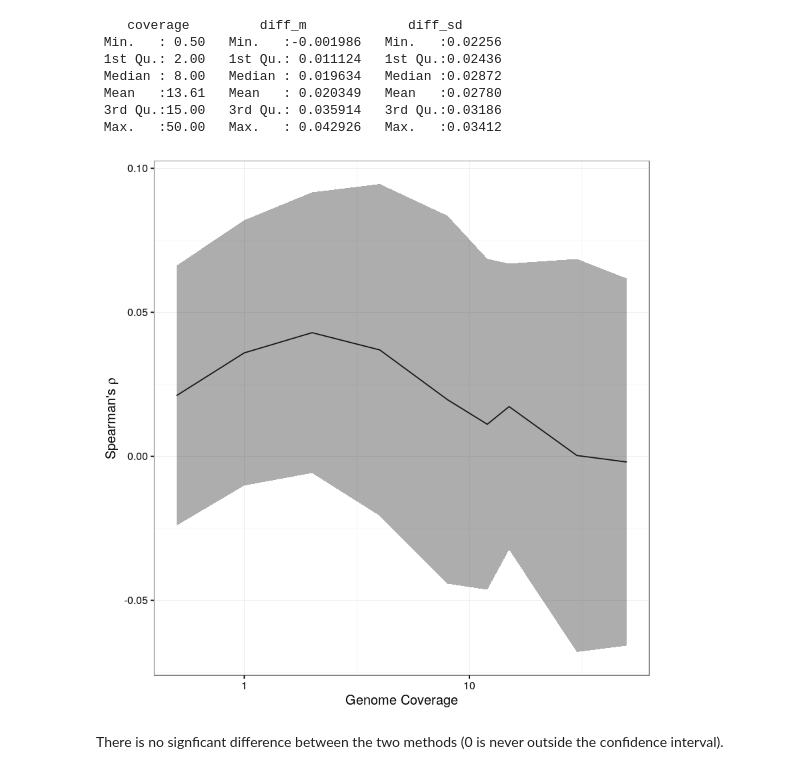
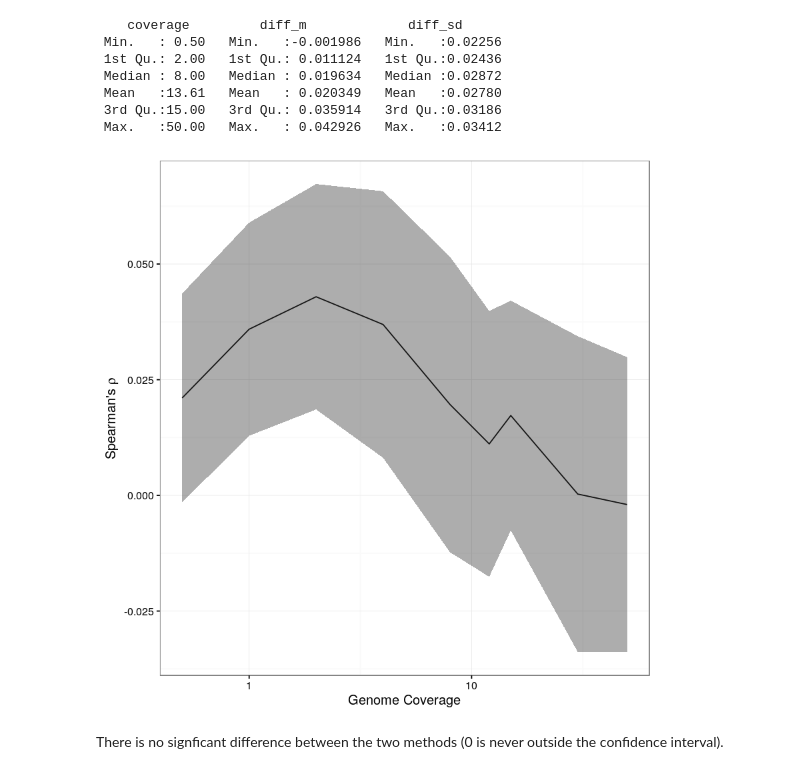
Before and after one commit to kdm9/kwip-experiments, a Jupyter notebook: writeups/coalescent/run_2016-03-22/coalescent_simulation_report.ipynb, the cells around one changed output. Cells and saved outputs as stored; diff of their text form; code cells hidden in the pictures.

```diff
--- a/writeups/coalescent/run_2016-03-22/coalescent_simulation_report.ipynb
+++ b/writeups/coalescent/run_2016-03-22/coalescent_simulation_report.ipynb
@@ -108,15 +108,15 @@ summary(cdiff)
  3rd Qu.:15.00   3rd Qu.: 0.035914   3rd Qu.:0.03186
  Max.   :50.00   Max.   : 0.042926   Max.   :0.03412
 # %%
-ggplot(cdiff, aes(x=coverage, y=diff_m, ymin=diff_m-2*diff_sd, ymax=diff_m+2*diff_sd)) +
+ggplot(cdiff, aes(x=coverage, y=diff_m, ymin=diff_m-diff_sd, ymax=diff_m+diff_sd)) +
     geom_line() +
     geom_ribbon(alpha=0.4) +
     xlab('Genome Coverage') +
     ylab(expression(paste("Spearman's ", rho))) +
     scale_x_log10()+
     theme_bw()
 # %% [output]
-[figure, old version]
+[figure, new version]
 # %% [markdown]
 There is no signficant difference between the two methods (0 is never outside the confidence interval).
 # %% [markdown]
```
Also changed, not shown: parts of 6 cells of this notebook, 1 other file.
